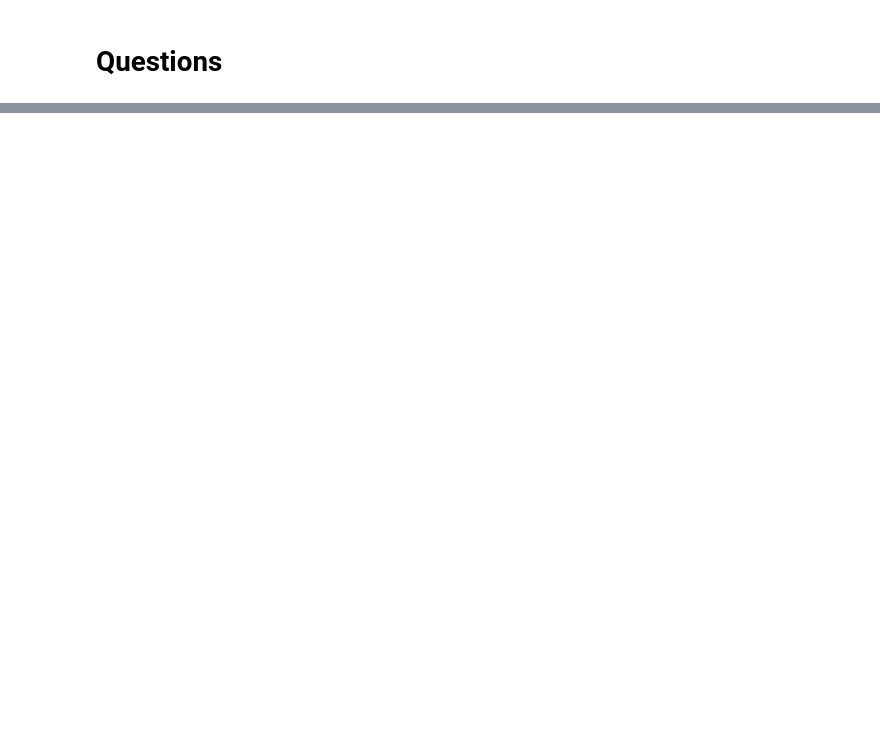
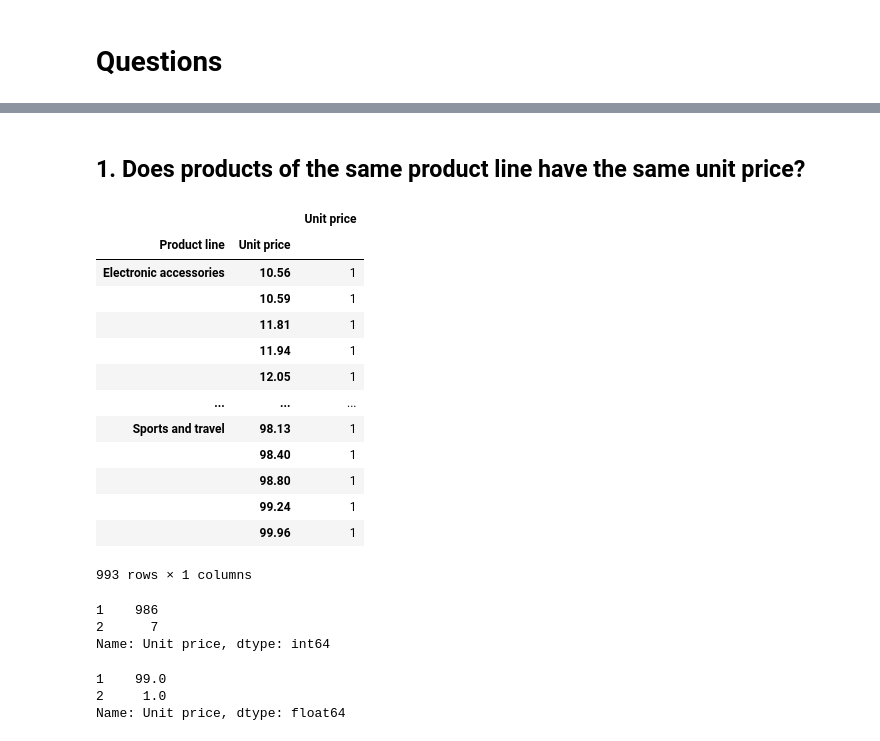
Before and after one commit to Zzzhenya/Supermarket_sales, a Jupyter notebook: Supermarket_data_exploration.ipynb, the cells around one changed output, grey strips where cells are left out. Saved outputs shown, nothing was run; the diff lists cells and outputs as text; code cells hidden in the pictures; blank space fills up the shorter version.

Commit message:
product line vs unit price

```diff
--- a/Supermarket_data_exploration.ipynb
+++ b/Supermarket_data_exploration.ipynb
@@ -161,3 +161,35 @@ All products have the same gross margin percentage
 * gross income/ cogs
 
 * Member purchases over time
+# %% [markdown]
+## 1. Does products of the same product line have the same unit price?
+# %%
+df2 = df.groupby(["Product line", "Unit price"])[[ "Unit price"]].count()
+df2
+# %% [output]
+|  |  | Unit price |
+| Product line | Unit price |  |
+| Electronic accessories | 10.56 | 1 |
+|  | 10.59 | 1 |
+|  | 11.81 | 1 |
+|  | 11.94 | 1 |
+|  | 12.05 | 1 |
+| ... | ... | ... |
+| Sports and travel | 98.13 | 1 |
+|  | 98.40 | 1 |
+|  | 98.80 | 1 |
+|  | 99.24 | 1 |
+|  | 99.96 | 1 |
+993 rows × 1 columns
+# %%
+df2["Unit price"].value_counts()
+# %% [output]
+1    986
+2      7
+Name: Unit price, dtype: int64
+# %%
+df2["Unit price"].value_counts(normalize = True).round(2)*100
+# %% [output]
+1    99.0
+2     1.0
+Name: Unit price, dtype: float64
```
Also changed, not shown: parts of 4 cells of this notebook.
